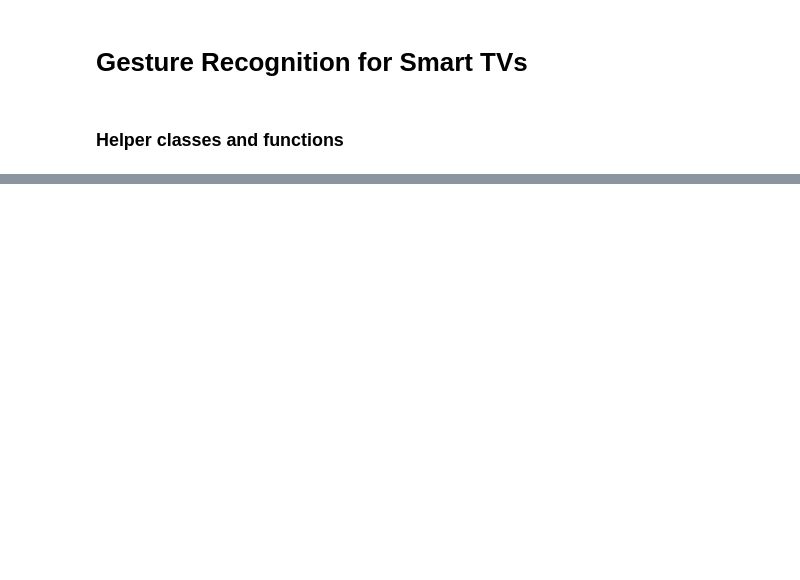
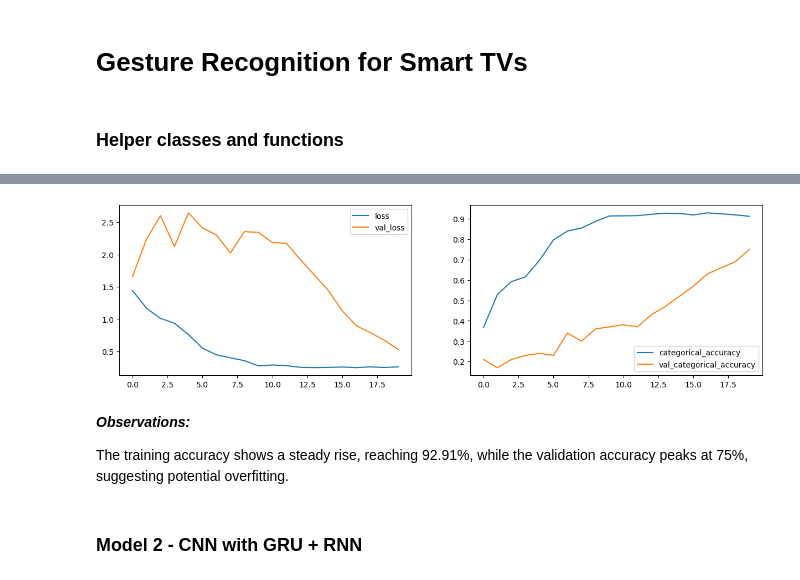
Before and after one commit to akashkriplani/hand-gesture-recognition, a Jupyter notebook: Gesture_Recognition.ipynb, the cells around one changed output, grey strips where cells are left out. Drawn from its saved outputs; the diff is of its cells as text; code cells hidden in the pictures; blank space fills up the shorter version.

Commit message:
Add final model and ipynb file

```diff
--- a/Gesture_Recognition.ipynb
+++ b/Gesture_Recognition.ipynb
@@ -176,13 +176,9 @@ class ModelBuilder(metaclass=abc.ABCMeta):
 
                     image_resized = resize(cropped, (self.image_height, self.image_width, 3))
 
-                    M = cv2.getRotationMatrix2D((self.image_width//2, self.image_height//2),
-                                                np.random.randint(-10,10), 1.0)
-                    rotated = cv2.warpAffine(image_resized, M, (self.image_width, self.image_height))
-
-                    batch_data_aug[folder, idx, :, :, 0] = (rotated[:, :, 0])/255
-                    batch_data_aug[folder, idx, :, :, 1] = (rotated[:, :, 1])/255
-                    batch_data_aug[folder, idx, :, :, 2] = (rotated[:, :, 2])/255
+                    batch_data_aug[folder, idx, :, :, 0] = (image_resized[:, :, 0])/255
+                    batch_data_aug[folder, idx, :, :, 1] = (image_resized[:, :, 1])/255
+                    batch_data_aug[folder, idx, :, :, 2] = (image_resized[:, :, 2])/255
 
 
             batch_labels[folder, int(t[folder + (batch*batch_size)].strip().split(';')[2])] = 1
@@ -273,0 +311,7 @@ def plot(history):
+# %%
+rnn_cnn_1 = RNNCNN1()
+rnn_cnn_1.initialize_path(base_path)
+rnn_cnn_1.initialize_image_props(image_height=120, image_width=120)
+rnn_cnn_1.initialize_hyperparameters(number_of_sample_frames=18, batch_size=20, num_epochs=20)
+rnn_cnn_model_1 = rnn_cnn_1.model_definition(cells=128, dense_neurons=128, dropout=0.25)
+rnn_cnn_model_1.summary()
@@ -273,0 +336,3 @@ def plot(history):
+# %%
+print("Total Parameters: ", rnn_cnn_model_1.count_params())
+model_1 = rnn_cnn_1.train_model(rnn_cnn_model_1, augment_data=True)
@@ -274 +357,11 @@ def plot(history):
+# %%
+plot(model_1)
+# %% [output]
+[figure, added]
+# %% [markdown]
+***Observations:***
+
+The training accuracy shows a steady rise, reaching 92.91%, while the validation accuracy peaks at 75%, suggesting potential overfitting.
+# %% [markdown]
+### Model 2 - CNN with GRU + RNN
 # %%
```
Also changed, not shown: parts of 36 cells of this notebook, 1 other file.
